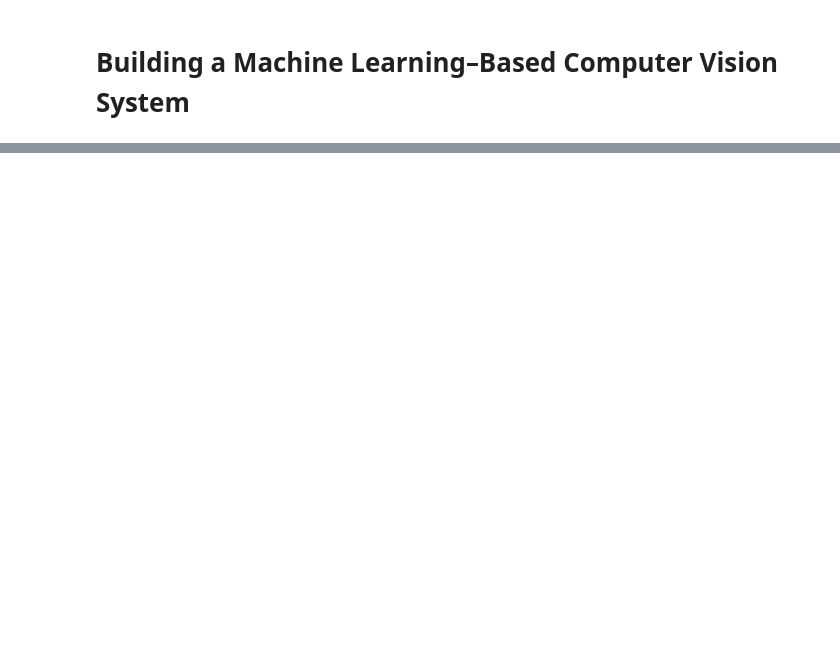
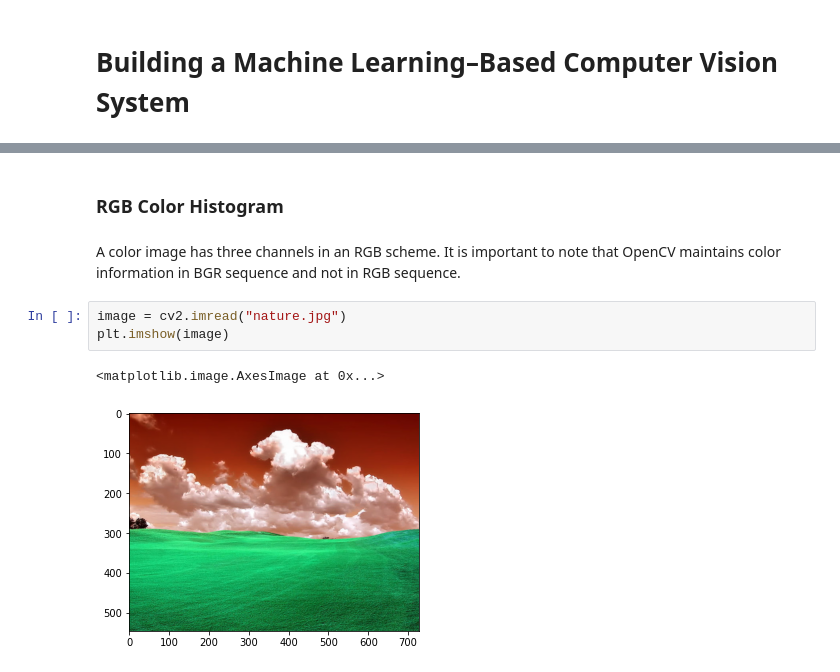
Before and after one commit to rahiakela/building-computer-vision-applications-using-artificial-neural-networks, a Jupyter notebook: 4_building_machine_learning–based_computer_vision_system.ipynb, the cells around one changed output, grey strips where cells are left out. Saved outputs shown, nothing was run; the diff lists cells and outputs as text; blank space fills up the shorter version.

```diff
--- a/4_building_machine_learning–based_computer_vision_system.ipynb
+++ b/4_building_machine_learning–based_computer_vision_system.ipynb
@@ -11,0 +88,10 @@ transformations that result in a final product. This process is known as the ima
+# %% [markdown]
+### RGB Color Histogram
+# %% [markdown]
+A color image has three channels in an RGB scheme. It is important to note that OpenCV maintains color information in BGR sequence and not in RGB sequence.
+# %%
+image = cv2.imread("nature.jpg")
+plt.imshow(image)
+# %% [output]
+<matplotlib.image.AxesImage at 0x...>
+[figure, added]
```
Also changed, not shown: parts of 18 cells of this notebook.
